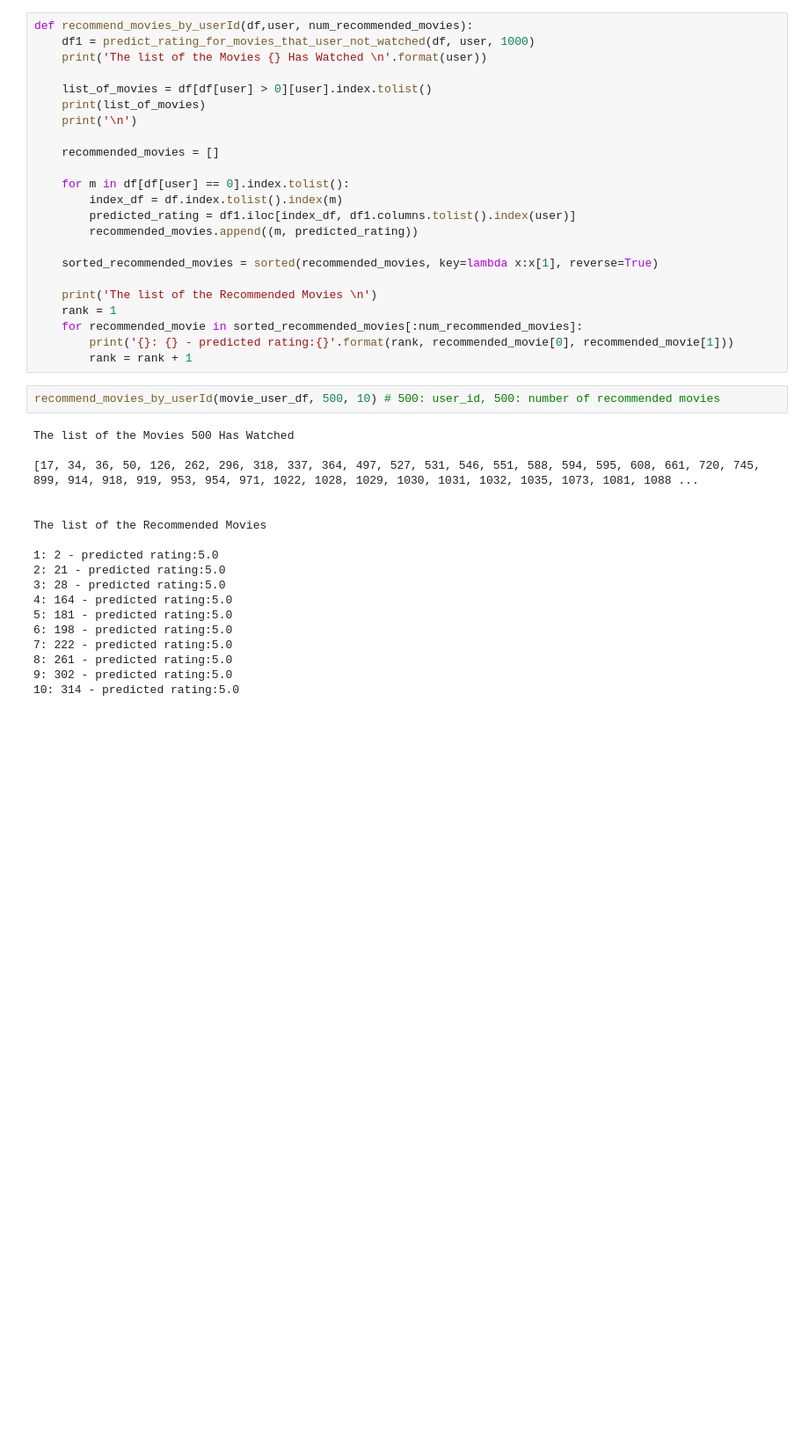
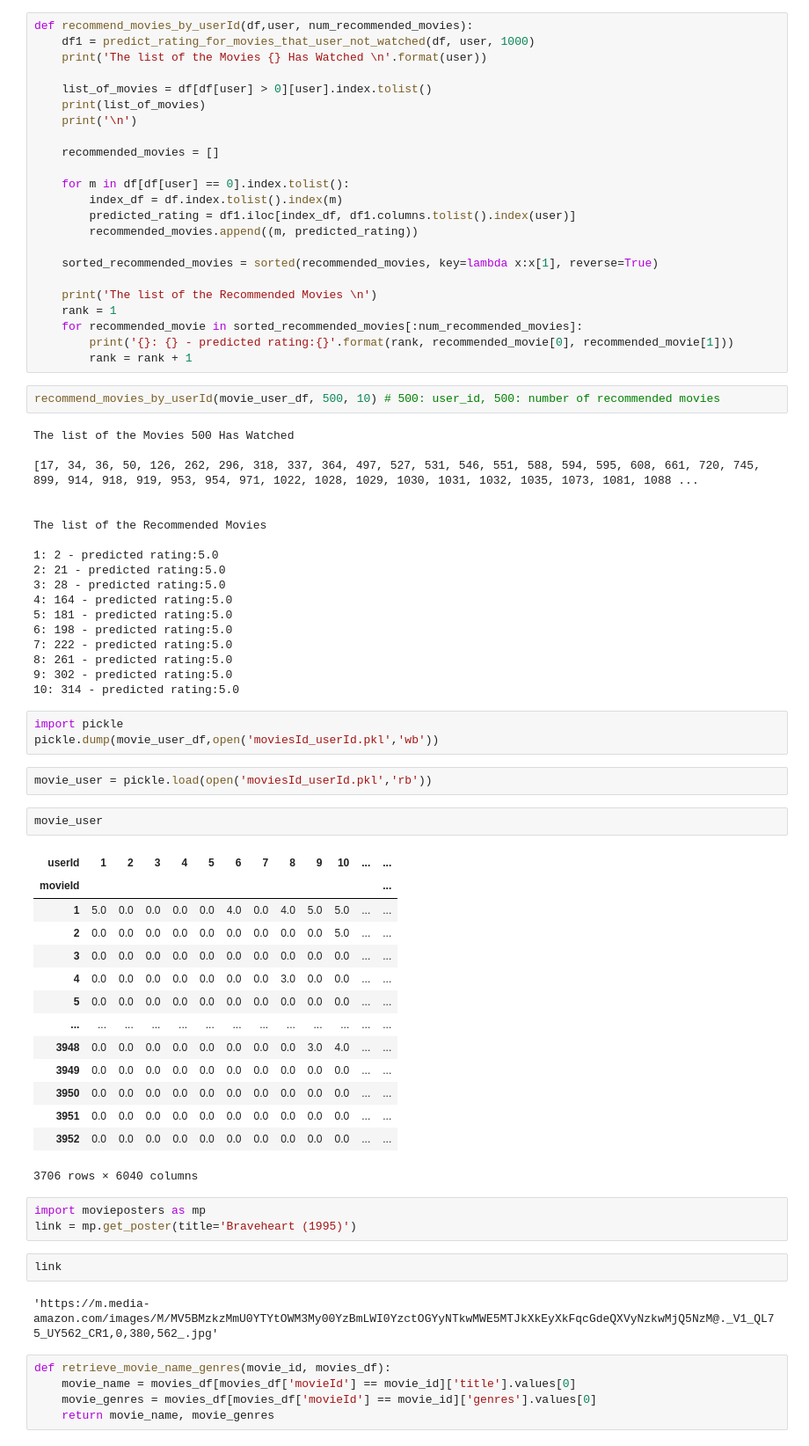
Before and after one commit to Nourhan-Mahmoud/Movie_Recommender_System-NLP_Project, a Jupyter notebook: 02-Code/Item-basedCollaborativeFiltering.ipynb, the cells around one changed output. Shown at 88% size. Drawn from its saved outputs; the diff is of its cells as text; blank space fills up the shorter version.

```diff
--- a/02-Code/Item-basedCollaborativeFiltering.ipynb
+++ b/02-Code/Item-basedCollaborativeFiltering.ipynb
@@ -179,3 +179,37 @@ The list of the Recommended Movies
 8: 261 - predicted rating:5.0
 9: 302 - predicted rating:5.0
 10: 314 - predicted rating:5.0
+# %%
+import pickle
+pickle.dump(movie_user_df,open('moviesId_userId.pkl','wb'))
+# %%
+movie_user = pickle.load(open('moviesId_userId.pkl','rb'))
+# %%
+movie_user
+# %% [output]
+| userId | 1 | 2 | 3 | 4 | 5 | 6 | 7 | 8 | 9 | 10 | ... | ... |
+| movieId |  |  |  |  |  |  |  |  |  |  |  | ... |
+| 1 | 5.0 | 0.0 | 0.0 | 0.0 | 0.0 | 4.0 | 0.0 | 4.0 | 5.0 | 5.0 | ... | ... |
+| 2 | 0.0 | 0.0 | 0.0 | 0.0 | 0.0 | 0.0 | 0.0 | 0.0 | 0.0 | 5.0 | ... | ... |
+| 3 | 0.0 | 0.0 | 0.0 | 0.0 | 0.0 | 0.0 | 0.0 | 0.0 | 0.0 | 0.0 | ... | ... |
+| 4 | 0.0 | 0.0 | 0.0 | 0.0 | 0.0 | 0.0 | 0.0 | 3.0 | 0.0 | 0.0 | ... | ... |
+| 5 | 0.0 | 0.0 | 0.0 | 0.0 | 0.0 | 0.0 | 0.0 | 0.0 | 0.0 | 0.0 | ... | ... |
+| ... | ... | ... | ... | ... | ... | ... | ... | ... | ... | ... | ... | ... |
+| 3948 | 0.0 | 0.0 | 0.0 | 0.0 | 0.0 | 0.0 | 0.0 | 0.0 | 3.0 | 4.0 | ... | ... |
+| 3949 | 0.0 | 0.0 | 0.0 | 0.0 | 0.0 | 0.0 | 0.0 | 0.0 | 0.0 | 0.0 | ... | ... |
+| 3950 | 0.0 | 0.0 | 0.0 | 0.0 | 0.0 | 0.0 | 0.0 | 0.0 | 0.0 | 0.0 | ... | ... |
+| 3951 | 0.0 | 0.0 | 0.0 | 0.0 | 0.0 | 0.0 | 0.0 | 0.0 | 0.0 | 0.0 | ... | ... |
+| 3952 | 0.0 | 0.0 | 0.0 | 0.0 | 0.0 | 0.0 | 0.0 | 0.0 | 0.0 | 0.0 | ... | ... |
+3706 rows × 6040 columns
+# %%
+import movieposters as mp
+link = mp.get_poster(title='Braveheart (1995)')
+# %%
+link
+# %% [output]
+'https://m.media-amazon.com/images/M/MV5BMzkzMmU0YTYtOWM3My00YzBmLWI0YzctOGYyNTkwMWE5MTJkXkEyXkFqcGdeQXVyNzkwMjQ5NzM@._V1_QL75_UY562_CR1,0,380,562_.jpg'
+# %%
+def retrieve_movie_name_genres(movie_id, movies_df):
+    movie_name = movies_df[movies_df['movieId'] == movie_id]['title'].values[0]
+    movie_genres = movies_df[movies_df['movieId'] == movie_id]['genres'].values[0]
+    return movie_name, movie_genres
```
Also changed, not shown: parts of 7 cells of this notebook, 4 other files.
